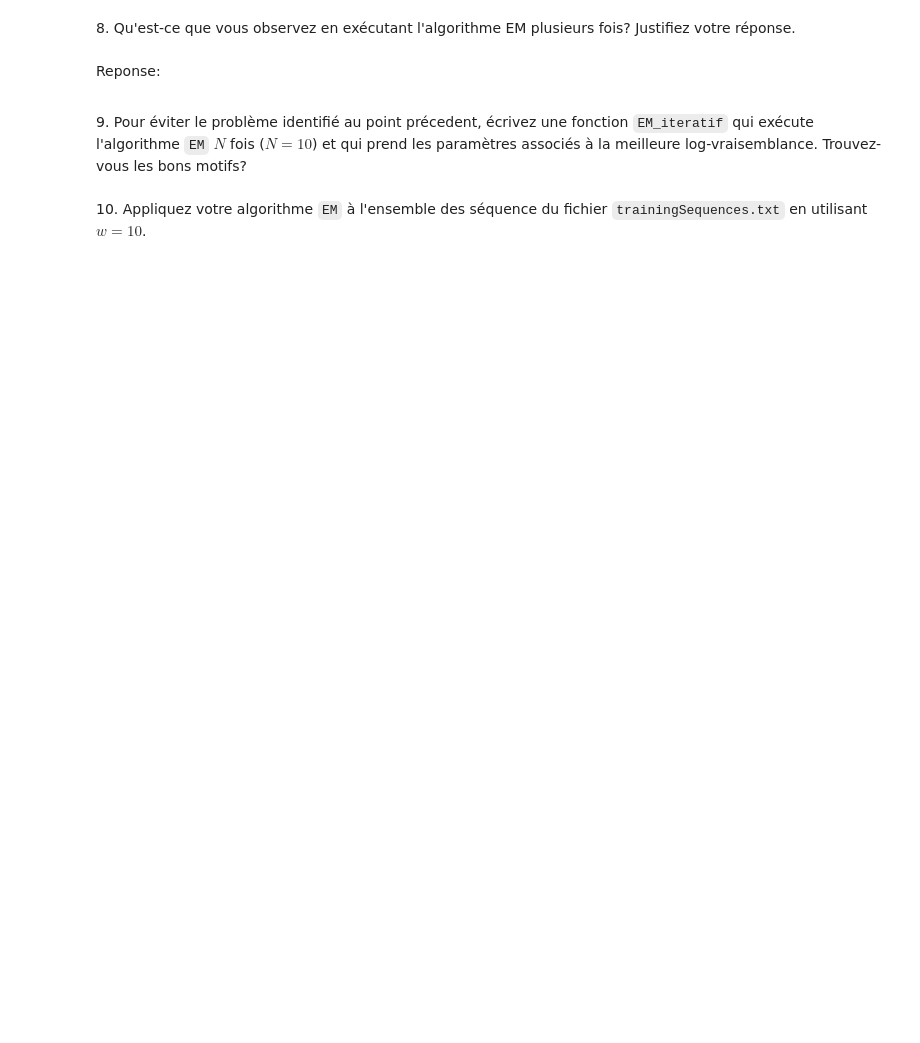
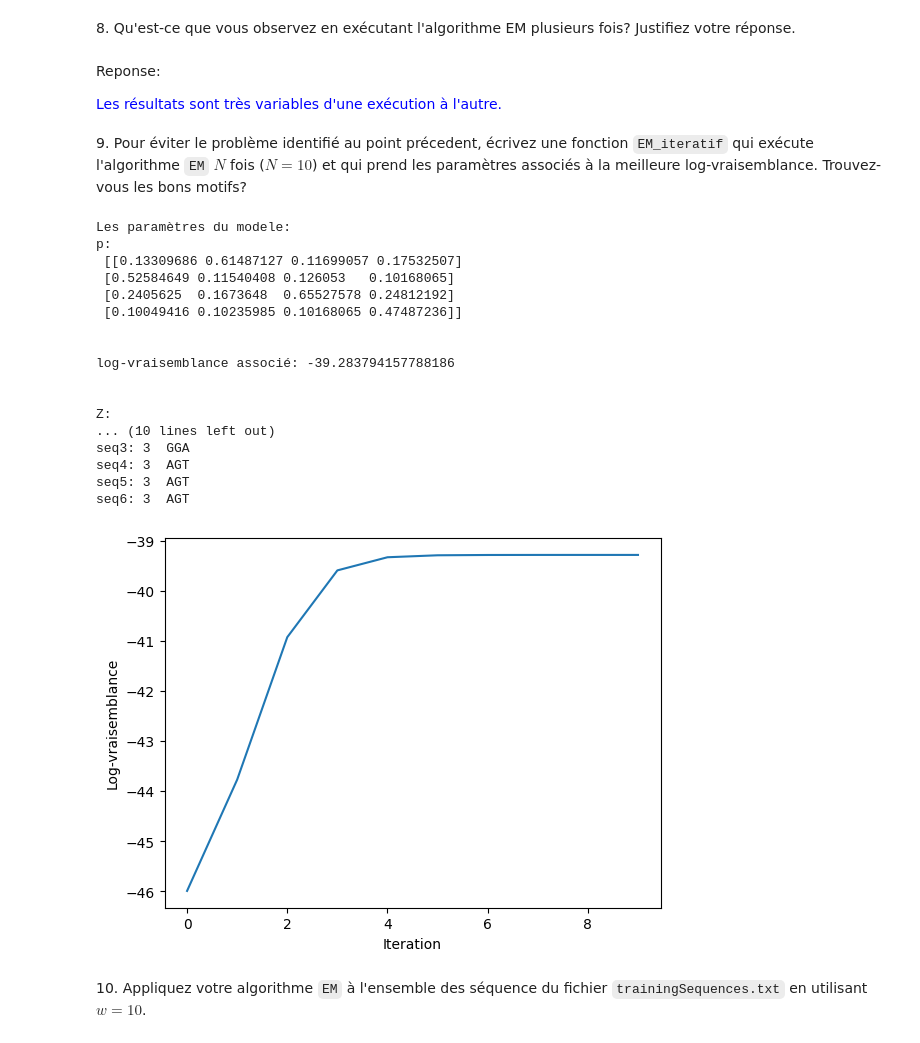
Before and after one commit to slietar/su-courses, a Jupyter notebook: sbas/tme9/TME9_2022.ipynb, the cells around one changed output. Cells and saved outputs as stored; diff of their text form; code cells hidden in the pictures; blank space fills up the shorter version.

```diff
--- a/sbas/tme9/TME9_2022.ipynb
+++ b/sbas/tme9/TME9_2022.ipynb
@@ -331,30 +308,58 @@ EMResults = ExpectationMaximisation(seqs, w, nts, eps)
 Reponse:
 
 <font color="blue">
-
+Les résultats sont très variables d'une exécution à l'autre.
 </font>
 # %% [markdown]
 9\. Pour éviter le problème identifié au point précedent, écrivez une fonction `EM_iteratif` qui exécute l'algorithme `EM` $N$ fois ($N=10$) et qui prend les paramètres associés à la meilleure log-vraisemblance. Trouvez-vous les bons motifs?
 # %%
 def EM_iteratif(N, seqs, w, alph, eps):
     """
     Implement a iterative version of Expectation Maximisation algorithm
     input N : number of iterations
     input seqs : list of sequences
     input w : motif length
     input eps : threahold
     output bestModel : the parameter of the best model
     """
 
-    bestModel = P, Z, lLikelihood, pos_motif
+    best_model = None
+    best_likelihood = -np.inf
 
-    return bestModel
+    for _ in range(N):
+        P, likelihoods, Z, offsets = ExpectationMaximisation(seqs, w, alph, eps)
+
+        if likelihoods[-1] > best_likelihood:
+            best_model = P, likelihoods, Z, offsets
+            best_likelihood = likelihoods[-1]
+
+    assert best_model is not None
+    return best_model
 
 
 eps = 10**-4
 N=10
 meilleurEM = EM_iteratif(N, seqs, w, nts, eps)
 analyse_results(meilleurEM,seqs)
+# %% [output]
+Les paramètres du modele:
+p:
+ [[0.13309686 0.61487127 0.11699057 0.17532507]
+ [0.52584649 0.11540408 0.126053   0.10168065]
+ [0.2405625  0.1673648  0.65527578 0.24812192]
+ [0.10049416 0.10235985 0.10168065 0.47487236]]
+
+
+log-vraisemblance associé: -39.283794157788186
+
+
+Z:
+... (10 lines left out)
+seq3: 3  GGA
+seq4: 3  AGT
+seq5: 3  AGT
+seq6: 3  AGT
+[figure, added]
 # %% [markdown]
 10\. Appliquez votre algorithme `EM` à l'ensemble des séquence du fichier `trainingSequences.txt` en utilisant $w=10$.
 # %%
```
Also changed, not shown: parts of 9 cells of this notebook.
